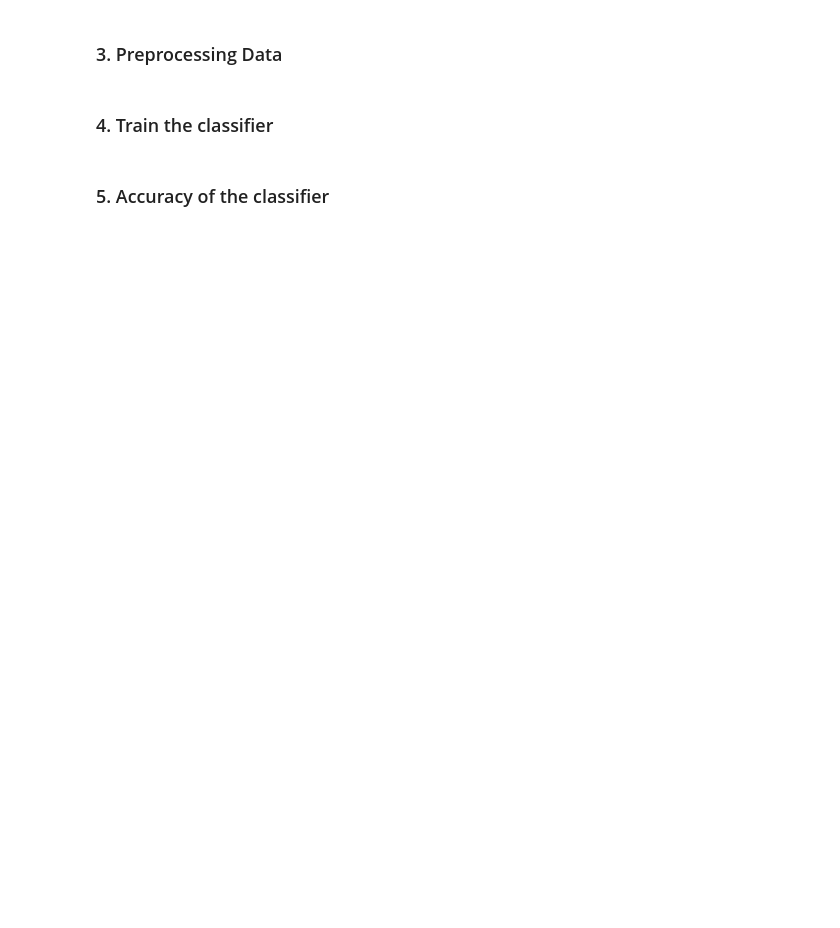
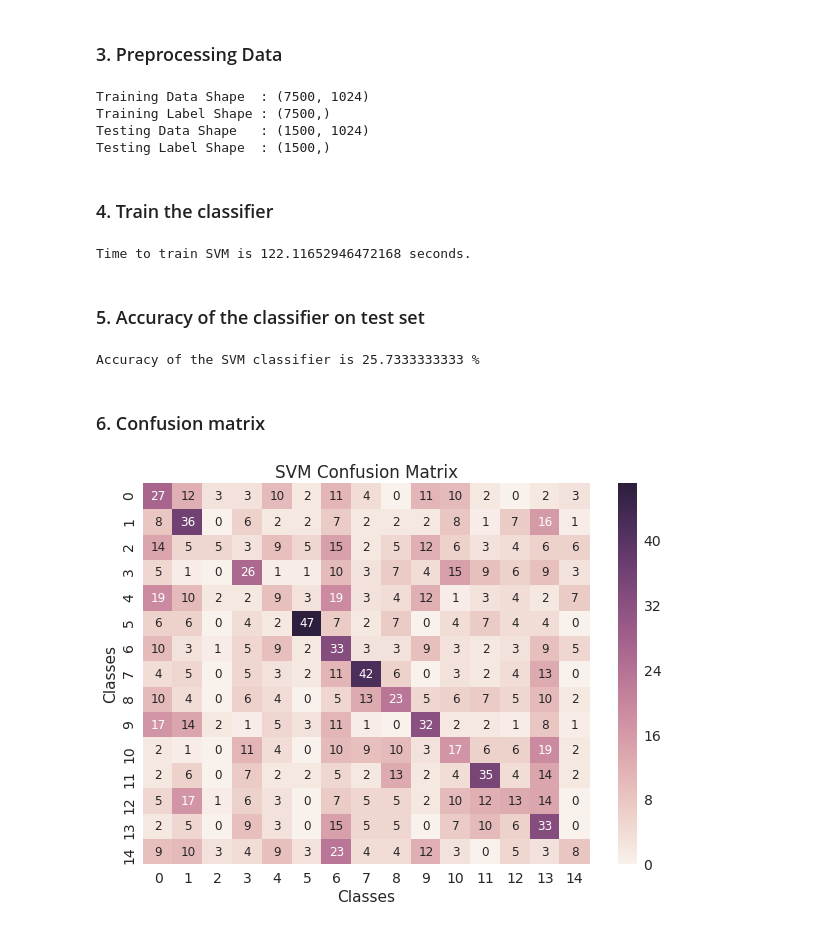
Before and after one commit to udacity-om/ud_machine_learning, a Jupyter notebook: projects/capstone/classifier_svm.ipynb, the cells around one changed output. Cells and saved outputs as stored; diff of their text form; code cells hidden in the pictures; blank space fills up the shorter version.

```diff
--- a/projects/capstone/classifier_svm.ipynb
+++ b/projects/capstone/classifier_svm.ipynb
@@ -38,8 +47,11 @@ X_train_gray = np.reshape(X_train_gray, (X_train_gray.shape[0], -1))
 X_test_gray = np.reshape(X_test_gray, (X_test_gray.shape[0], -1))
 
 # Normalize the data
-X_train_gray = (X_train_gray - 127.5)/255.0
-X_test_gray = (X_test_gray - 127.5)/255.0
+#mid_value = 127.5
+mid_value = 0.0
+max_value = 255.0
+X_train_gray = (X_train_gray - mid_value)/max_value
+X_test_gray = (X_test_gray - mid_value)/max_value
 
 # Reshape image label into 1D array
 y_train = np.ravel(y_train)
@@ -49,6 +61,11 @@ print('Training Data Shape  :', X_train_gray.shape)
 print('Training Label Shape :', y_train.shape)
 print('Testing Data Shape   :', X_test_gray.shape)
 print('Testing Label Shape  :', y_test.shape)
+# %% [output]
+Training Data Shape  : (7500, 1024)
+Training Label Shape : (7500,)
+Testing Data Shape   : (1500, 1024)
+Testing Label Shape  : (1500,)
 # %% [markdown]
 ### 4. Train the classifier
 # %%
@@ -57,8 +74,29 @@ clf = SVC(C = 1.0, kernel = 'rbf')
 clf.fit(X_train_gray, y_train)
 dt = time() - t1
 print('Time to train SVM is', dt, 'seconds.' )
+# %% [output]
+Time to train SVM is 122.11652946472168 seconds.
 # %% [markdown]
-### 5. Accuracy of the classifier
+### 5. Accuracy of the classifier on test set
 # %%
 acc = clf.score(X_test_gray, y_test)
 print('Accuracy of the SVM classifier is', acc*100, '%')
+# %% [output]
+Accuracy of the SVM classifier is 25.7333333333 %
+# %% [markdown]
+### 6. Confusion matrix
+# %%
+y_pred = clf.predict(X_test_gray)
+
+cm = confusion_matrix(y_test, y_pred)
+#print(cm)
+df_cm = pd.DataFrame(cm, range(15), range(15))
+plt.figure(figsize = (10,7))
+sn.set(font_scale=1.4)
+sn.heatmap(df_cm, annot=True,annot_kws={"size": 12})
+plt.title('SVM Confusion Matrix')
+plt.xlabel('Classes')
+plt.ylabel('Classes')
+plt.show()
+# %% [output]
+[figure, added]
```
Also changed, not shown: parts of 2 cells of this notebook, 5 other files.
